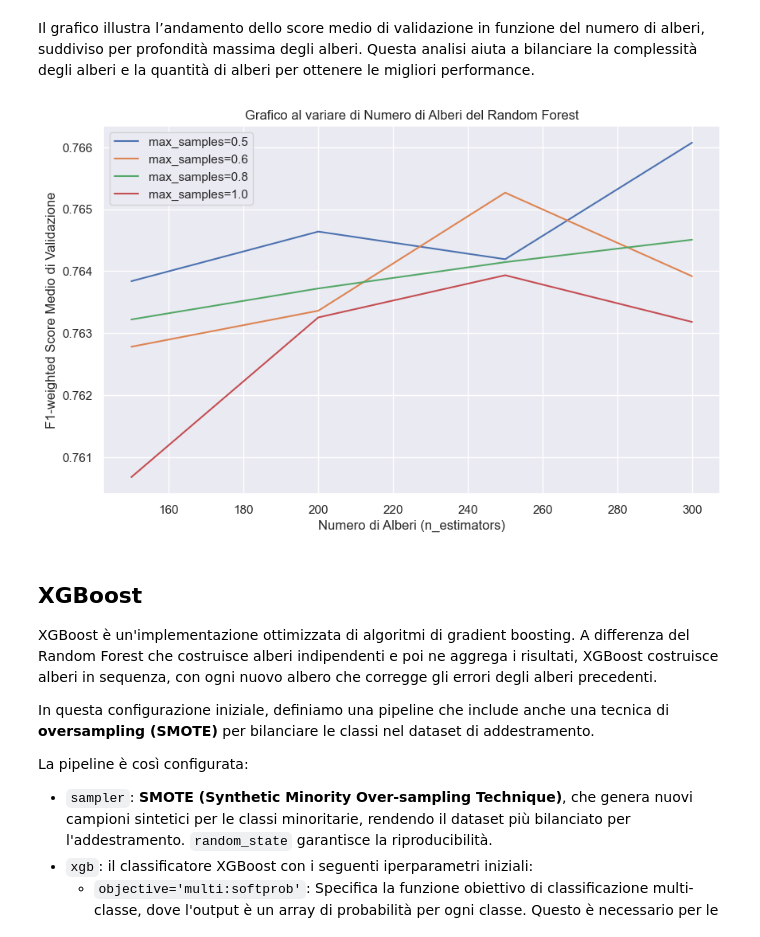
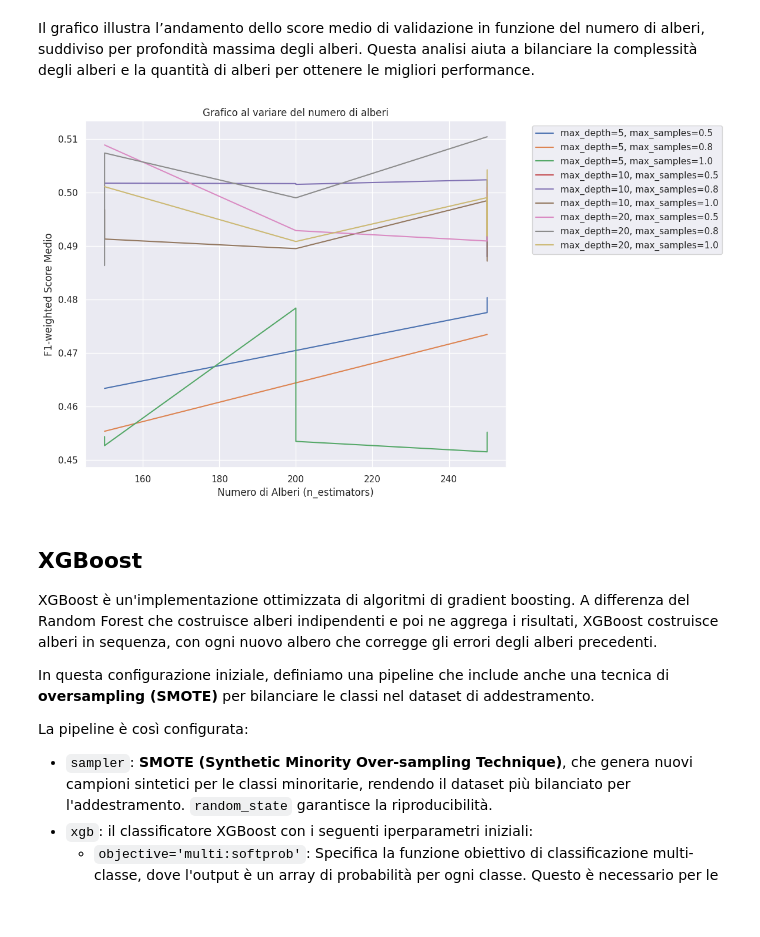
Before and after one commit to vMxster/air-quality-pm2.5, a Jupyter notebook: Notebooks/Classification/6_Training_Evaluation_India.ipynb, the cells around one changed output. Cells and saved outputs as stored; diff of their text form; code cells hidden in the pictures.

```diff
--- a/Notebooks/Classification/6_Training_Evaluation_India.ipynb
+++ b/Notebooks/Classification/6_Training_Evaluation_India.ipynb
@@ -620,28 +693,39 @@ Il grafico illustra l’andamento dello score medio di validazione in funzione d
 results = pd.DataFrame(gs.cv_results_)[[
     "param_tree__n_estimators",
     "param_tree__max_samples",
+    "param_tree__max_depth",
     "mean_test_score"
 ]]
-splits = sorted(results["param_tree__max_samples"].unique())
-# %%
-plt.figure(figsize=(10, 6))
-for split in splits:
-    subset = results[results["param_tree__max_samples"] == split]
-    subset = subset.sort_values("param_tree__n_estimators")
-    plt.plot(
-        subset["param_tree__n_estimators"],
-        subset["mean_test_score"],
-        label=f"max_samples={split}"
-    )
-
-plt.xlabel('Numero di Alberi (n_estimators)')
-plt.ylabel(f'F1-weighted Score Medio di Validazione')
-plt.title(f"Grafico al variare di Numero di Alberi del Random Forest")
-plt.legend()
-plt.grid(True)
-plt.show()
-# %% [output]
-[figure, removed]
+# %%
+results["param_tree__n_estimators"] = results["param_tree__n_estimators"].astype(int)
+results["param_tree__max_depth"] = results["param_tree__max_depth"].astype(int)
+results["param_tree__max_samples"] = results["param_tree__max_samples"].astype(float)
+
+plt.figure(figsize=(12, 7))
+
+for depth in sorted(results["param_tree__max_depth"].unique()):
+    for sample in sorted(results["param_tree__max_samples"].unique()):
+        subset = results[
+            (results["param_tree__max_depth"] == depth) &
+            (results["param_tree__max_samples"] == sample)
+        ].sort_values("param_tree__n_estimators")
+
+        label = f"max_depth={depth}, max_samples={sample}"
+        plt.plot(
+            subset["param_tree__n_estimators"],
+            subset["mean_test_score"],
+            label=label
+        )
+
+plt.title("Grafico al variare del numero di alberi")
+plt.xlabel("Numero di Alberi (n_estimators)")
+plt.ylabel("F1-weighted Score Medio")
+plt.legend(bbox_to_anchor=(1.05, 1), loc='upper left')
+plt.grid(True)
+plt.tight_layout()
+plt.show()
+# %% [output]
+[figure, added]
 # %% [markdown]
 ## XGBoost
 
```
Also changed, not shown: parts of 10 cells of this notebook.
